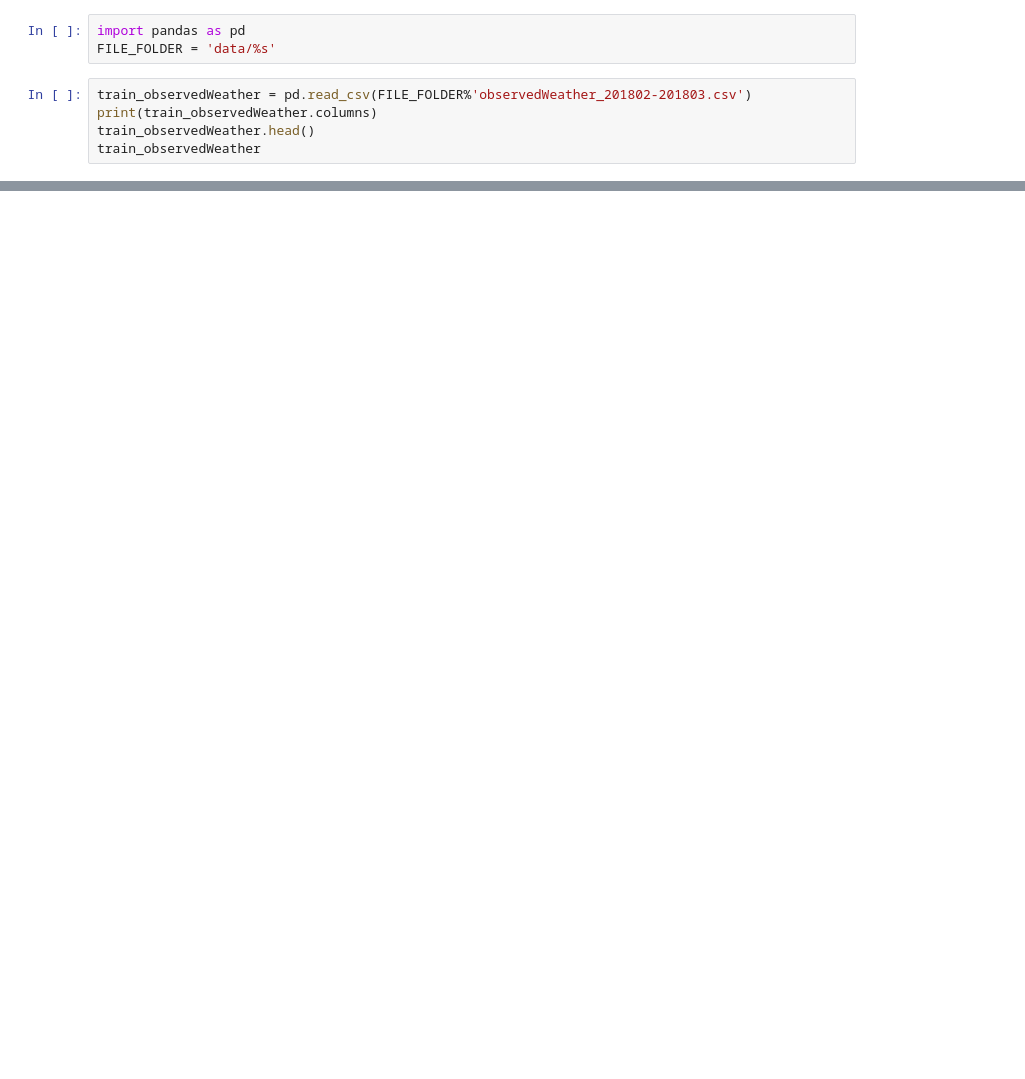
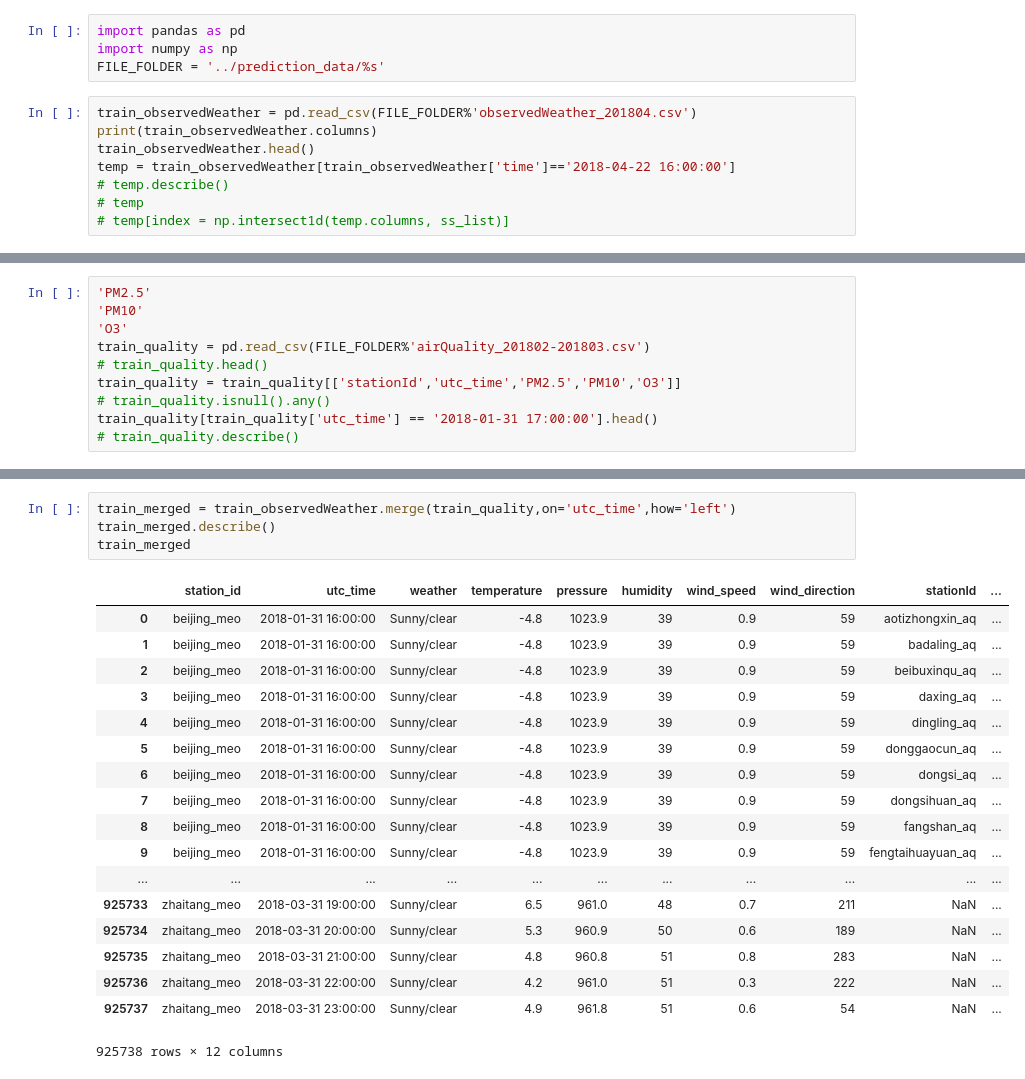
Before and after one commit to WangHaomao/pollution_prediction, a Jupyter notebook: notebook.ipynb, the cells around one changed output, grey strips where cells are left out. Saved outputs shown, nothing was run; the diff lists cells and outputs as text; blank space fills up the shorter version.

```diff
--- a/notebook.ipynb
+++ b/notebook.ipynb
@@ -1,9 +1,13 @@
 # %%
 import pandas as pd
-FILE_FOLDER = 'data/%s'
+import numpy as np
+FILE_FOLDER = '../prediction_data/%s'
 # %%
-train_observedWeather = pd.read_csv(FILE_FOLDER%'observedWeather_201802-201803.csv')
+train_observedWeather = pd.read_csv(FILE_FOLDER%'observedWeather_201804.csv')
 print(train_observedWeather.columns)
 train_observedWeather.head()
-train_observedWeather
+temp = train_observedWeather[train_observedWeather['time']=='2018-04-22 16:00:00']
+# temp.describe()
+# temp
+# temp[index = np.intersect1d(temp.columns, ss_list)]
 # %% [output]
@@ -58,0 +74,10 @@ Index(['id', 'station_id', 'time', 'weather', 'temperature', 'pressure',
+# %%
+'PM2.5'
+'PM10'
+'O3'
+train_quality = pd.read_csv(FILE_FOLDER%'airQuality_201802-201803.csv')
+# train_quality.head()
+train_quality = train_quality[['stationId','utc_time','PM2.5','PM10','O3']]
+# train_quality.isnull().any()
+train_quality[train_quality['utc_time'] == '2018-01-31 17:00:00'].head()
+# train_quality.describe()
@@ -58,0 +135,23 @@ Index(['id', 'station_id', 'time', 'weather', 'temperature', 'pressure',
+# %%
+train_merged = train_observedWeather.merge(train_quality,on='utc_time',how='left')
+train_merged.describe()
+train_merged
+# %% [output]
+|  | station_id | utc_time | weather | temperature | pressure | humidity | wind_speed | wind_direction | stationId | ... |
+| 0 | beijing_meo | 2018-01-31 16:00:00 | Sunny/clear | -4.8 | 1023.9 | 39 | 0.9 | 59 | aotizhongxin_aq | ... |
+| 1 | beijing_meo | 2018-01-31 16:00:00 | Sunny/clear | -4.8 | 1023.9 | 39 | 0.9 | 59 | badaling_aq | ... |
+| 2 | beijing_meo | 2018-01-31 16:00:00 | Sunny/clear | -4.8 | 1023.9 | 39 | 0.9 | 59 | beibuxinqu_aq | ... |
+| 3 | beijing_meo | 2018-01-31 16:00:00 | Sunny/clear | -4.8 | 1023.9 | 39 | 0.9 | 59 | daxing_aq | ... |
+| 4 | beijing_meo | 2018-01-31 16:00:00 | Sunny/clear | -4.8 | 1023.9 | 39 | 0.9 | 59 | dingling_aq | ... |
+| 5 | beijing_meo | 2018-01-31 16:00:00 | Sunny/clear | -4.8 | 1023.9 | 39 | 0.9 | 59 | donggaocun_aq | ... |
+| 6 | beijing_meo | 2018-01-31 16:00:00 | Sunny/clear | -4.8 | 1023.9 | 39 | 0.9 | 59 | dongsi_aq | ... |
+| 7 | beijing_meo | 2018-01-31 16:00:00 | Sunny/clear | -4.8 | 1023.9 | 39 | 0.9 | 59 | dongsihuan_aq | ... |
+| 8 | beijing_meo | 2018-01-31 16:00:00 | Sunny/clear | -4.8 | 1023.9 | 39 | 0.9 | 59 | fangshan_aq | ... |
+| 9 | beijing_meo | 2018-01-31 16:00:00 | Sunny/clear | -4.8 | 1023.9 | 39 | 0.9 | 59 | fengtaihuayuan_aq | ... |
+| ... | ... | ... | ... | ... | ... | ... | ... | ... | ... | ... |
+| 925733 | zhaitang_meo | 2018-03-31 19:00:00 | Sunny/clear | 6.5 | 961.0 | 48 | 0.7 | 211 | NaN | ... |
+| 925734 | zhaitang_meo | 2018-03-31 20:00:00 | Sunny/clear | 5.3 | 960.9 | 50 | 0.6 | 189 | NaN | ... |
+| 925735 | zhaitang_meo | 2018-03-31 21:00:00 | Sunny/clear | 4.8 | 960.8 | 51 | 0.8 | 283 | NaN | ... |
+| 925736 | zhaitang_meo | 2018-03-31 22:00:00 | Sunny/clear | 4.2 | 961.0 | 51 | 0.3 | 222 | NaN | ... |
+| 925737 | zhaitang_meo | 2018-03-31 23:00:00 | Sunny/clear | 4.9 | 961.8 | 51 | 0.6 | 54 | NaN | ... |
+925738 rows × 12 columns
```
Also changed, not shown: parts of 8 cells of this notebook, 2 other files.
